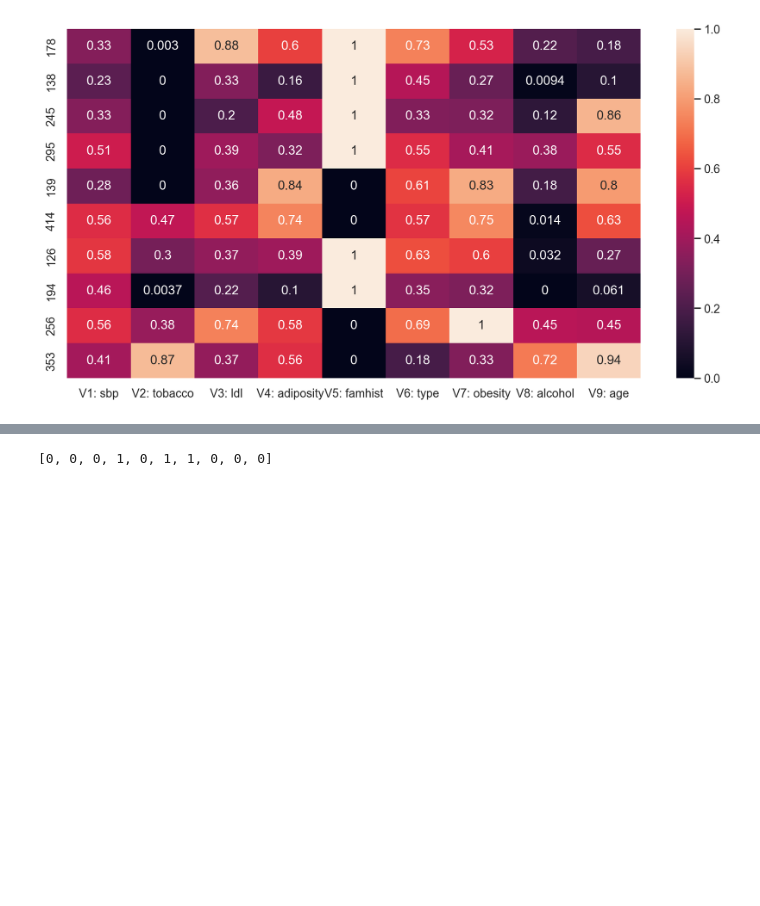
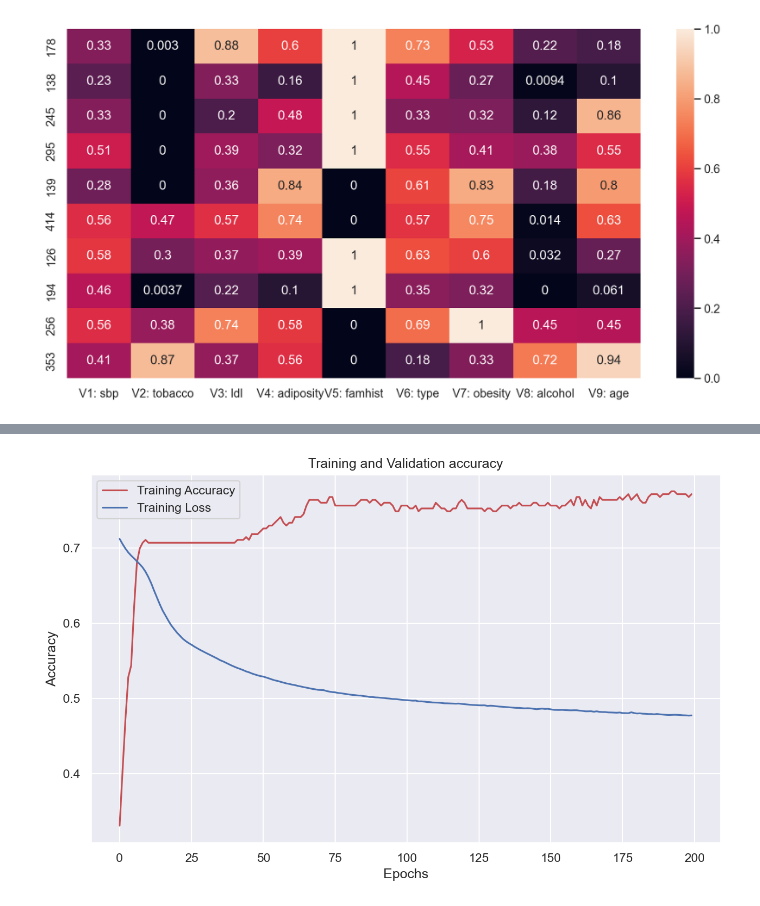
Before and after one commit to RyanJones999/AI-Assignment2, a Jupyter notebook: HeartDisease_Prediction.ipynb, the cells around one changed output, grey strips where cells are left out. Drawn from its saved outputs; the diff is of its cells as text; code cells hidden in the pictures; blank space fills up the shorter version.

```diff
--- a/HeartDisease_Prediction.ipynb
+++ b/HeartDisease_Prediction.ipynb
@@ -277,0 +269,11 @@ Text(30.5, 0.5, 'Truth')
+# %%
+trainMod = keras.Sequential([
+    keras.layers.Dense(9, input_shape=(9,),activation='relu'),
+    keras.layers.Dense(1,activation='sigmoid'),
+     ])
+trainMod.compile(optimizer='adam',
+              loss = 'binary_crossentropy',
+              metrics=['accuracy'])
+
+history = trainMod.fit(Xtrain, ytrain, epochs=200)
+history
@@ -334,10 +309,11 @@ array([[0.10296002],
-# %%
-mlp_pred_k =[]
-for element in yp:
-    if element > 0.5:
-        mlp_pred_k.append(1)
-    else:
-        mlp_pred_k.append(0)
-mlp_pred_k[:10]
-# %% [output]
-[0, 0, 0, 1, 0, 1, 1, 0, 0, 0]
+# %%
+plt.figure(figsize=(10,6), dpi=150)
+plt.plot(history.epoch, history.history['accuracy'], 'r', label='Training Accuracy')
+plt.plot(history.epoch, history.history['loss'], 'b', label='Training Loss')
+plt.title('Training and Validation accuracy')
+plt.xlabel('Epochs')
+plt.ylabel('Accuracy')
+plt.legend()
+plt.show()
+# %% [output]
+[figure, added]
```
Also changed, not shown: parts of 20 cells of this notebook.
